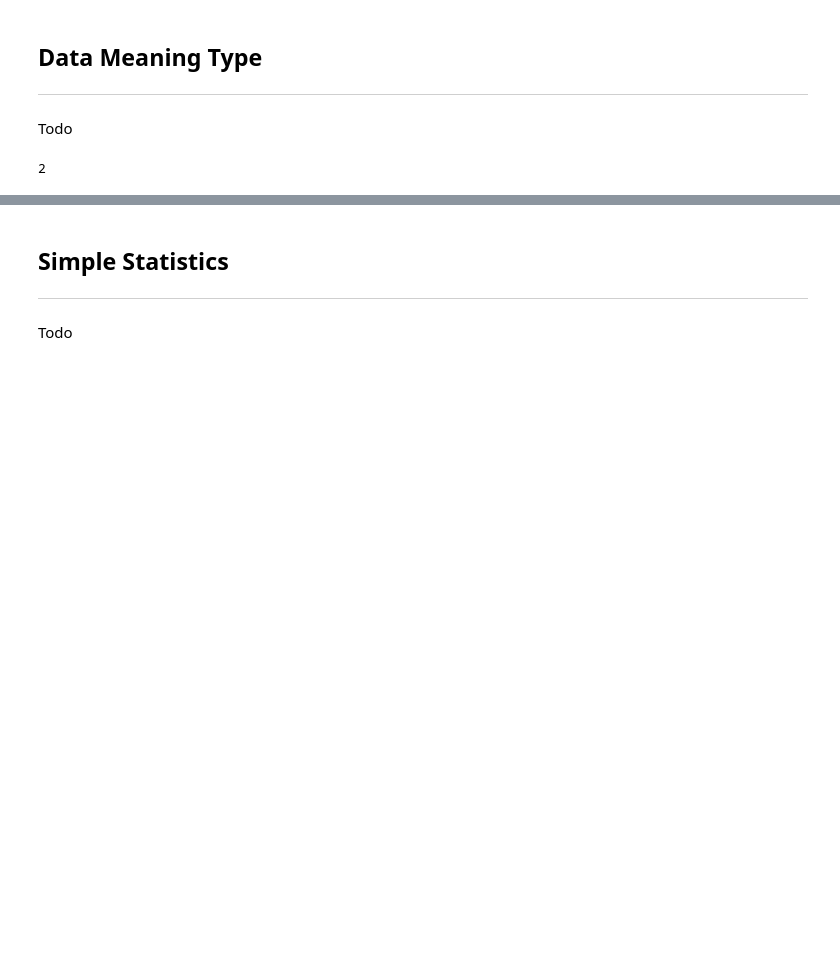
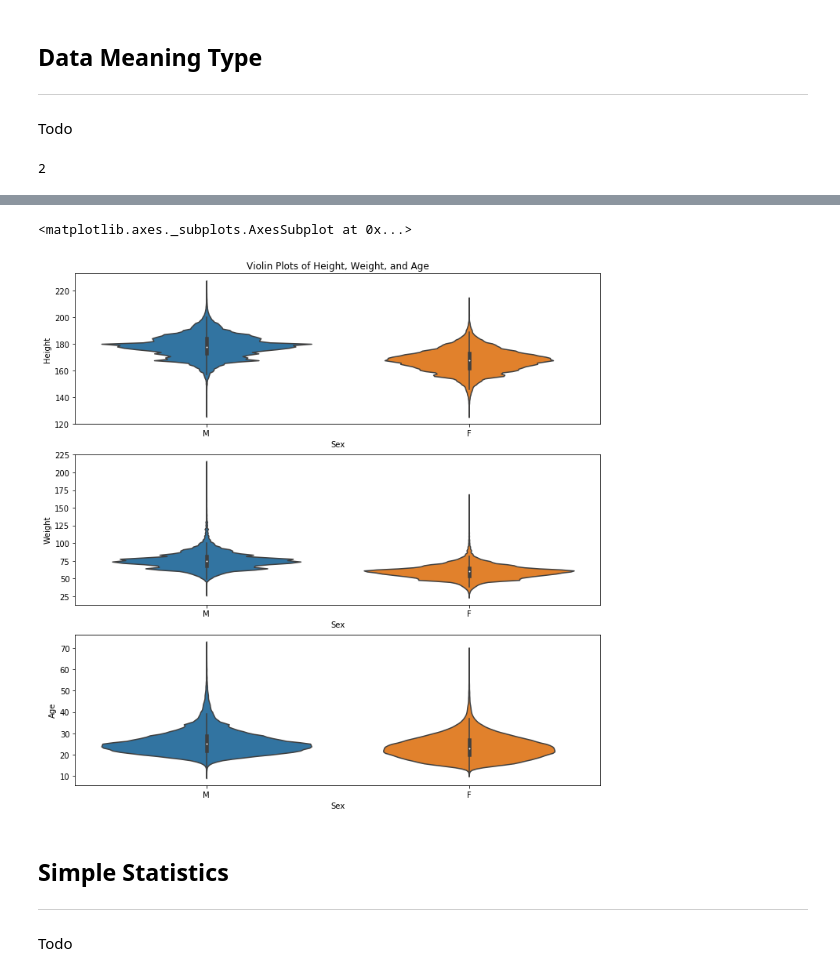
Before and after one commit to i4a/olympics, a Jupyter notebook: LabAssignmentOne.ipynb, the cells around one changed output, grey strips where cells are left out. Cells and saved outputs as stored; diff of their text form; code cells hidden in the pictures; blank space fills up the shorter version.

```diff
--- a/LabAssignmentOne.ipynb
+++ b/LabAssignmentOne.ipynb
@@ -41,0 +126,7 @@ Todo
+# %%
+unique_teams = df.Team.unique()
+# Horse names used in Team column for Equestrian Events
+print(unique_teams)
+dfregions = pd.read_csv('~/olympics/data/noc_regions.csv')
+# Merge athletes and regions dataframes to clean country names
+df = pd.merge(left = dfregions, right = df, how = 'left', on=['NOC'])
@@ -41,0 +138,7 @@ Todo
+# %%
+df.rename(index = str, columns = {'region' : 'Country'}, inplace = True)
+df = df.drop(columns = ['notes'])
+#Replace NA values in Country column with Tuvula and Refugee Athlete
+df['Country'] = np.where(df['NOC'] == 'TUV', 'Tuvala', df['Country'])
+df['Country'] = np.where(df['NOC'] == 'ROT', 'Refugee Athlete', df['Country'])
+df = df.drop(df[df['NOC'] == 'UNK'].index)
@@ -41,0 +153,4 @@ Todo
+# %%
+#Extract 'Event' Men's/Women's from the Event Column
+df['Event'] = df['Event'].str.replace("(\w+\s+\w+\'s)", '')
+df.to_csv('athletes_cleaned_merged.csv')
@@ -42,3 +173,21 @@ Todo
+# %%
+oldolympians = pd.DataFrame(df[df.Age >= 72])
+youngolympians = pd.DataFrame(df[df.Age <= 11])
+tallestolympians = pd.DataFrame(df[df.Height >= 220])
+shortestolympians = pd.DataFrame(df[df.Height <= 130])
+heaviestolympians = pd.DataFrame(df[df.Weight >= 200])
+lightestolympians = pd.DataFrame(df[df.Weight <= 25])
+plt.figure(figsize = (12, 12))
+plt.subplot(3, 1, 1)
+sns.violinplot(x = 'Sex', y = 'Height', data = df)
+plt.title('Violin Plots of Height, Weight, and Age')
+plt.subplot(3, 1, 2)
+sns.violinplot(x = 'Sex', y = 'Weight', data = df,)
+plt.subplot(3, 1, 3)
+sns.violinplot(x = 'Sex', y = 'Age', data = df)
+# %% [output]
+<matplotlib.axes._subplots.AxesSubplot at 0x...>
+[figure, added]
 # %% [markdown]
 ## Simple Statistics
 ---
```
Also changed, not shown: parts of 22 cells of this notebook.
